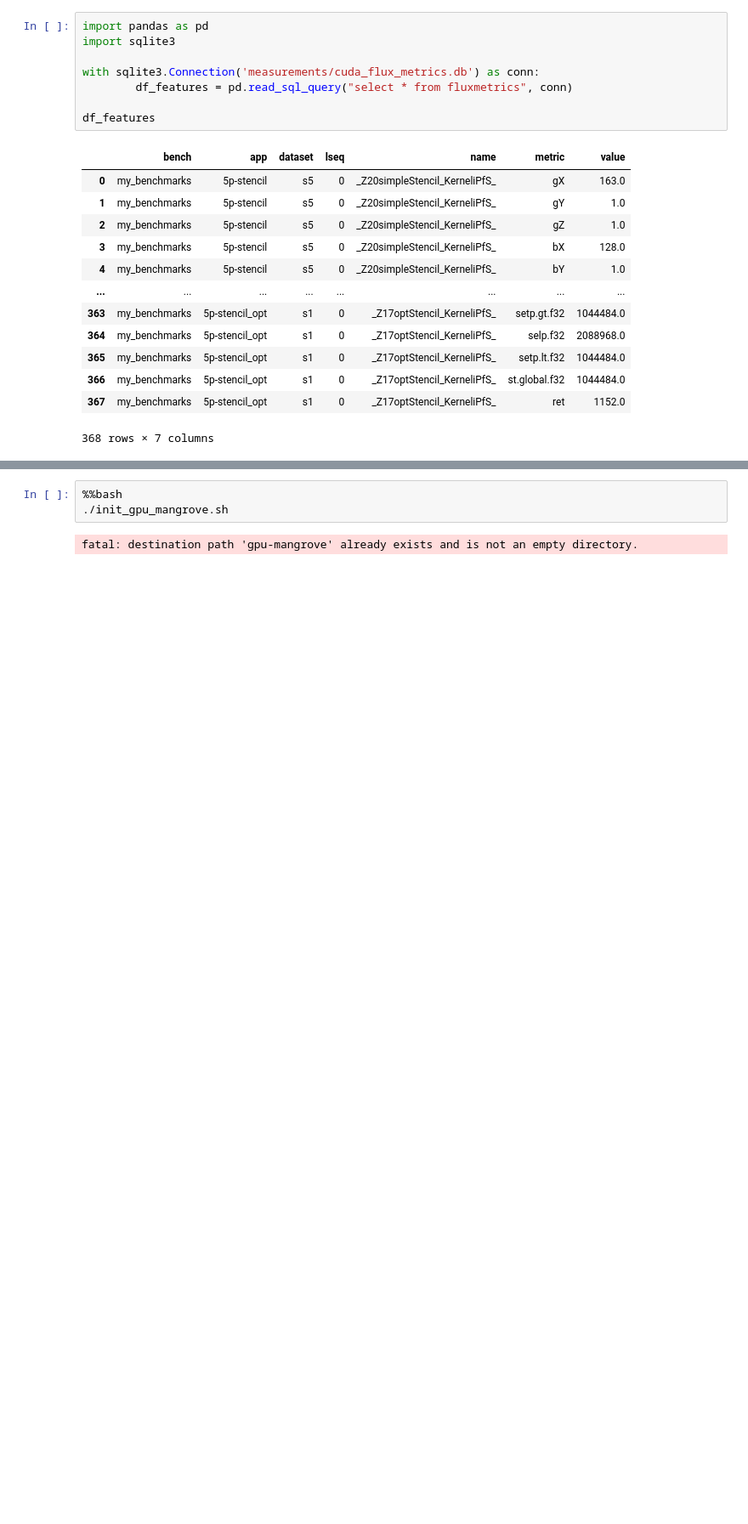
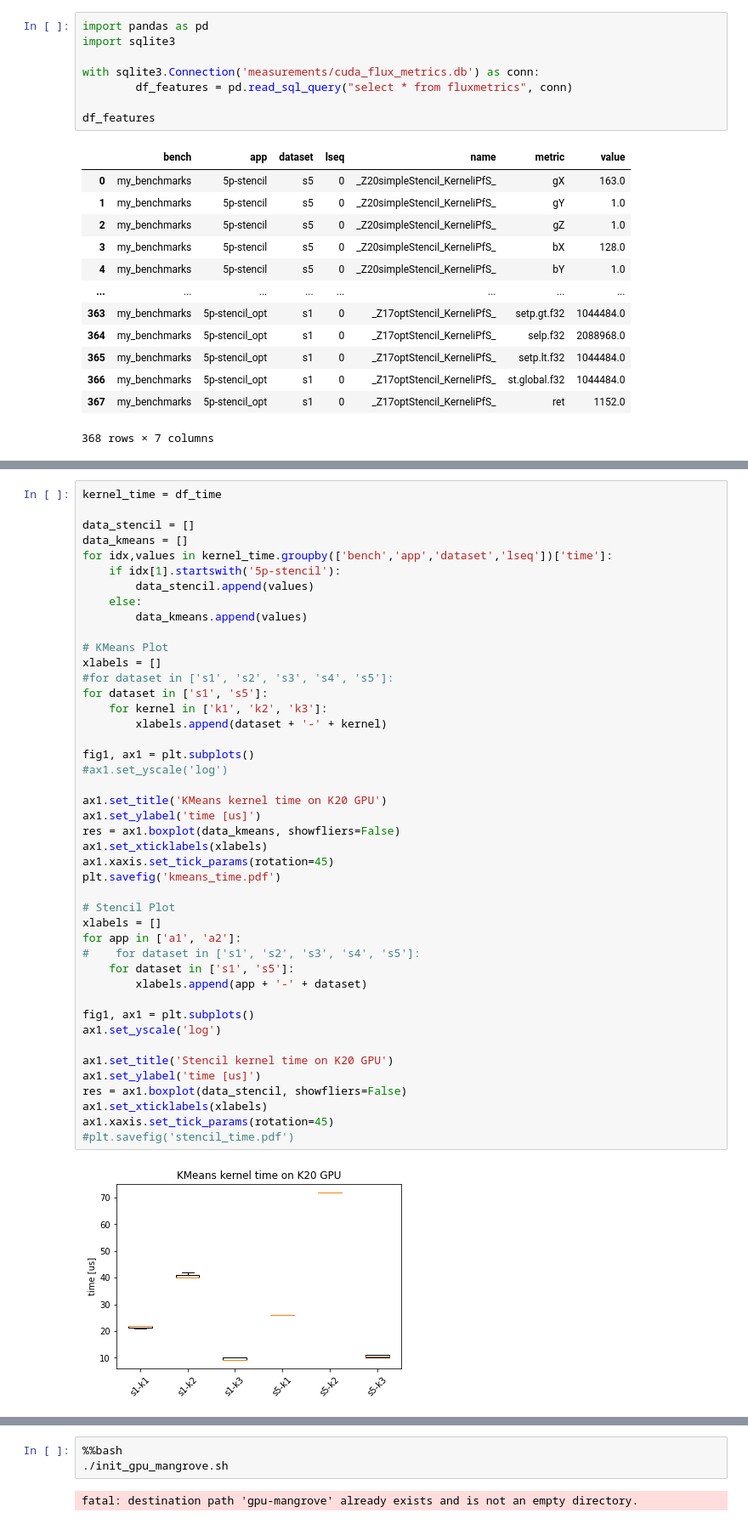
Before and after one commit to UniHD-CEG/gpu-mangrove-tutorial, a Jupyter notebook: hands-on.ipynb, the cells around one changed output, grey strips where cells are left out. Shown at 85% size. Cells and saved outputs as stored; diff of their text form; blank space fills up the shorter version.

Commit message:
extended power exercises added some visualization

```diff
--- a/hands-on.ipynb
+++ b/hands-on.ipynb
@@ -235,3 +292,49 @@ df_time
 | 129 | my_benchmarks | kmeans | s1 | time | 1 | 41 |
 | 130 | my_benchmarks | kmeans | s1 | time | 2 | 10 |
 131 rows × 6 columns
+# %%
+kernel_time = df_time
+
+data_stencil = []
+data_kmeans = []
+for idx,values in kernel_time.groupby(['bench','app','dataset','lseq'])['time']:
+    if idx[1].startswith('5p-stencil'):
+        data_stencil.append(values)
+    else:
+        data_kmeans.append(values)
+
+# KMeans Plot
+xlabels = []
+#for dataset in ['s1', 's2', 's3', 's4', 's5']:
+for dataset in ['s1', 's5']:
+    for kernel in ['k1', 'k2', 'k3']:
+        xlabels.append(dataset + '-' + kernel)
+
+fig1, ax1 = plt.subplots()
+#ax1.set_yscale('log')
+
+ax1.set_title('KMeans kernel time on K20 GPU')
+ax1.set_ylabel('time [us]')
+res = ax1.boxplot(data_kmeans, showfliers=False)
+ax1.set_xticklabels(xlabels)
+ax1.xaxis.set_tick_params(rotation=45)
+plt.savefig('kmeans_time.pdf')
+
+# Stencil Plot
+xlabels = []
+for app in ['a1', 'a2']:
+#    for dataset in ['s1', 's2', 's3', 's4', 's5']:
+    for dataset in ['s1', 's5']:
+        xlabels.append(app + '-' + dataset)
+
+fig1, ax1 = plt.subplots()
+ax1.set_yscale('log')
+
+ax1.set_title('Stencil kernel time on K20 GPU')
+ax1.set_ylabel('time [us]')
+res = ax1.boxplot(data_stencil, showfliers=False)
+ax1.set_xticklabels(xlabels)
+ax1.xaxis.set_tick_params(rotation=45)
+#plt.savefig('stencil_time.pdf')
+# %% [output]
+[figure, added]
```
Also changed, not shown: parts of 24 cells of this notebook.
